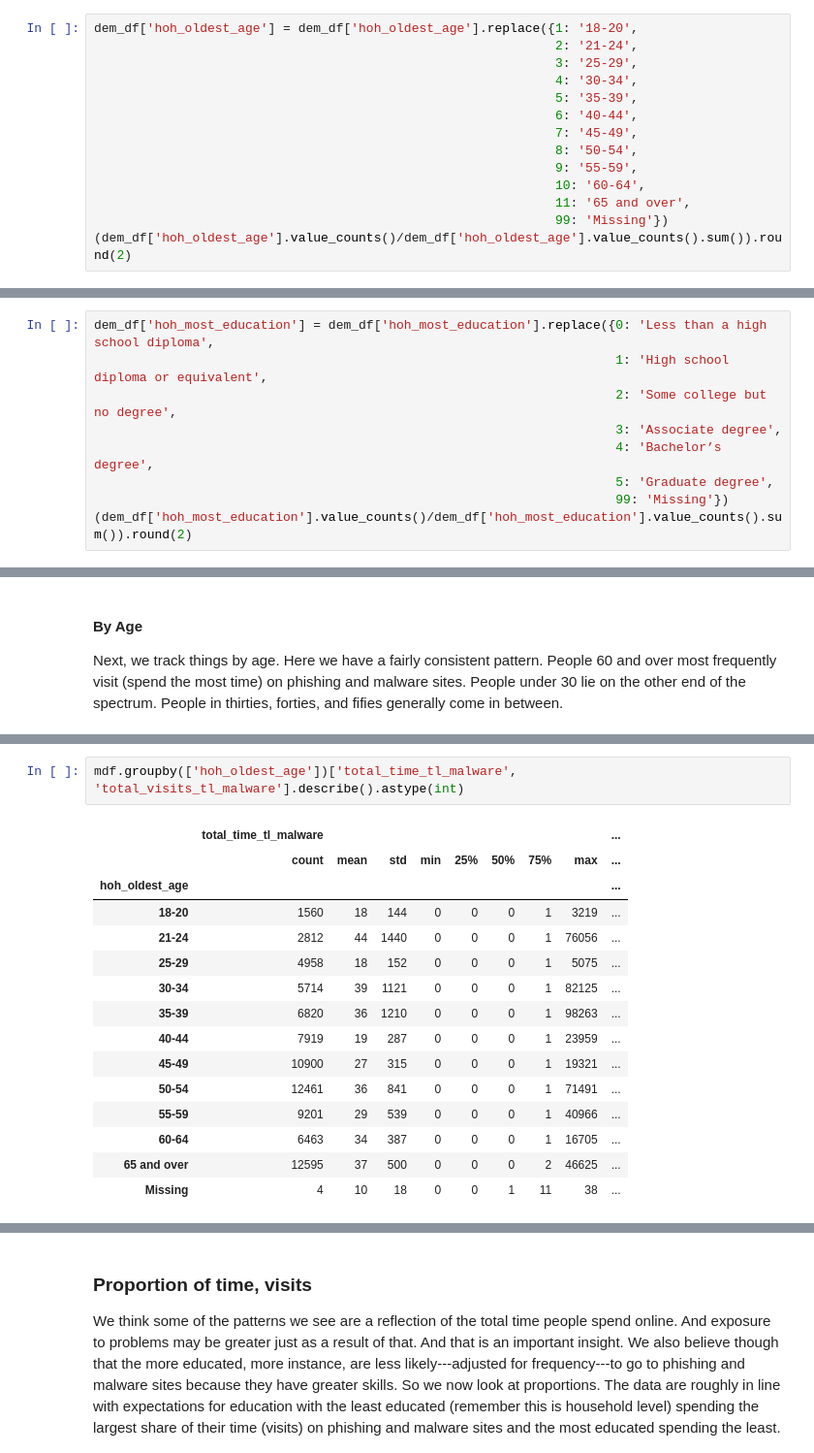
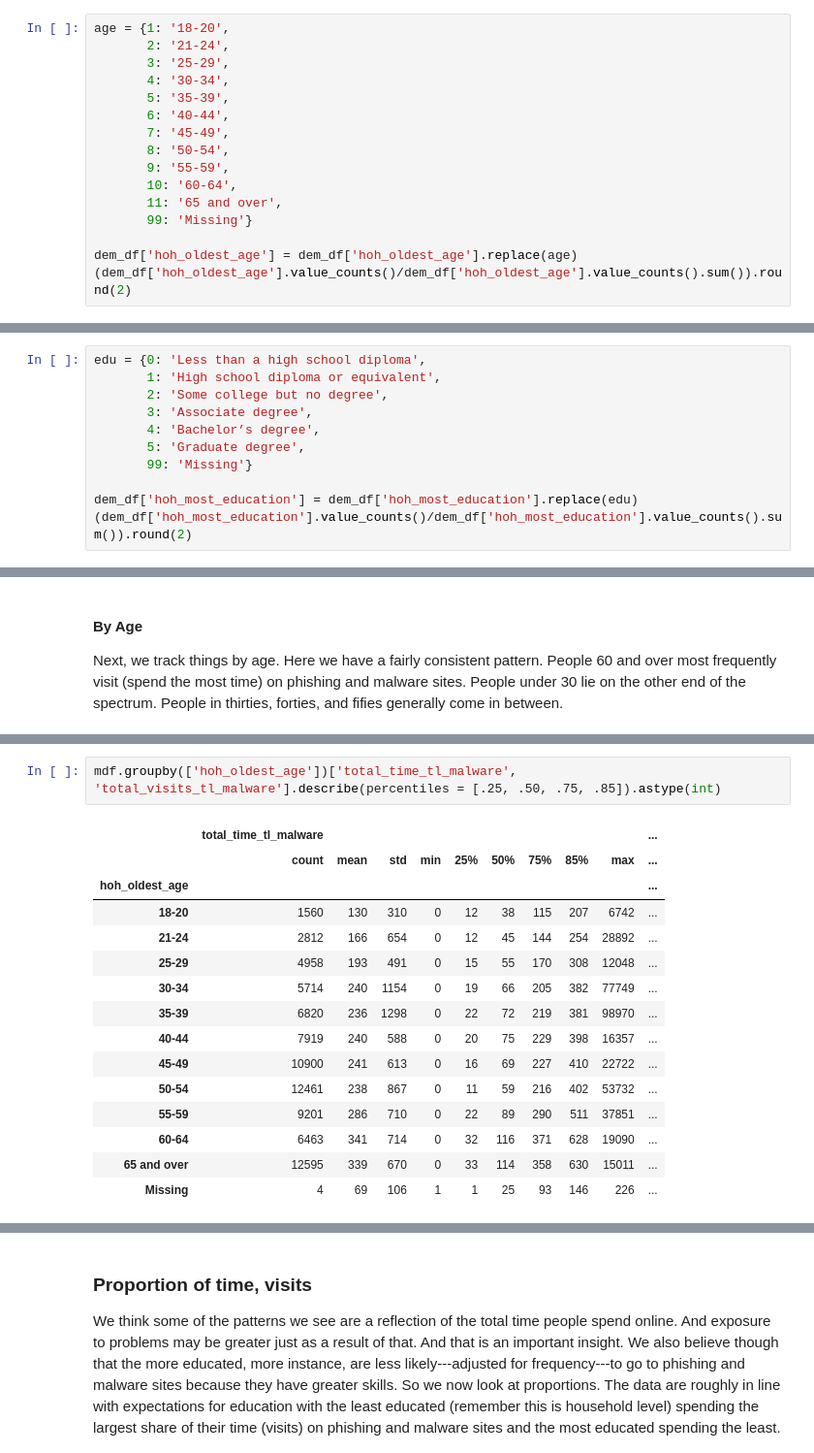
Before and after one commit to themains/domain_knowledge, a Jupyter notebook: scripts/bad_domains.ipynb, the cells around one changed output, grey strips where cells are left out. Shown at 97% size. Saved outputs shown, nothing was run; the diff lists cells and outputs as text.

```diff
--- a/scripts/bad_domains.ipynb
+++ b/scripts/bad_domains.ipynb
@@ -167,18 +174,20 @@ Non-Hispanic    0.88
 Hispanic        0.12
 Name: country_of_origin, dtype: float64
 # %%
-dem_df['hoh_oldest_age'] = dem_df['hoh_oldest_age'].replace({1: '18-20',
-                                                             2: '21-24',
-                                                             3: '25-29',
-                                                             4: '30-34',
-                                                             5: '35-39',
-                                                             6: '40-44',
-                                                             7: '45-49',
-                                                             8: '50-54',
-                                                             9: '55-59',
-                                                             10: '60-64',
-                                                             11: '65 and over',
-                                                             99: 'Missing'})
+age = {1: '18-20',
+       2: '21-24',
+       3: '25-29',
+       4: '30-34',
+       5: '35-39',
+       6: '40-44',
+       7: '45-49',
+       8: '50-54',
+       9: '55-59',
+       10: '60-64',
+       11: '65 and over',
+       99: 'Missing'}
+
+dem_df['hoh_oldest_age'] = dem_df['hoh_oldest_age'].replace(age)
 (dem_df['hoh_oldest_age'].value_counts()/dem_df['hoh_oldest_age'].value_counts().sum()).round(2)
 # %% [output]
 65 and over    0.15
@@ -195,13 +204,15 @@ dem_df['hoh_oldest_age'] = dem_df['hoh_oldest_age'].replace({1: '18-20',
 Missing        0.00
 Name: hoh_oldest_age, dtype: float64
 # %%
-dem_df['hoh_most_education'] = dem_df['hoh_most_education'].replace({0: 'Less than a high school diploma',
-                                                                     1: 'High school diploma or equivalent',
-                                                                     2: 'Some college but no degree',
-                                                                     3: 'Associate degree',
-                                                                     4: 'Bachelor’s degree',
-                                                                     5: 'Graduate degree',
-                                                                     99: 'Missing'})
+edu = {0: 'Less than a high school diploma',
+       1: 'High school diploma or equivalent',
+       2: 'Some college but no degree',
+       3: 'Associate degree',
+       4: 'Bachelor’s degree',
+       5: 'Graduate degree',
+       99: 'Missing'}
+
+dem_df['hoh_most_education'] = dem_df['hoh_most_education'].replace(edu)
 (dem_df['hoh_most_education'].value_counts()/dem_df['hoh_most_education'].value_counts().sum()).round(2)
 # %% [output]
 Missing                              0.36
@@ -368,18 +553,18 @@ mdf.groupby(['hoh_oldest_age'])['total_time_malware', 'total_visits_malware'].de
 # %%
-mdf.groupby(['hoh_oldest_age'])['total_time_tl_malware', 'total_visits_tl_malware'].describe().astype(int)
+mdf.groupby(['hoh_oldest_age'])['total_time_tl_malware', 'total_visits_tl_malware'].describe(percentiles = [.25, .50, .75, .85]).astype(int)
 # %% [output]
-|  | total_time_tl_malware |  |  |  |  |  |  |  | ... |
-|  | count | mean | std | min | 25% | 50% | 75% | max | ... |
-| hoh_oldest_age |  |  |  |  |  |  |  |  | ... |
-| 18-20 | 1560 | 18 | 144 | 0 | 0 | 0 | 1 | 3219 | ... |
-| 21-24 | 2812 | 44 | 1440 | 0 | 0 | 0 | 1 | 76056 | ... |
-| 25-29 | 4958 | 18 | 152 | 0 | 0 | 0 | 1 | 5075 | ... |
-| 30-34 | 5714 | 39 | 1121 | 0 | 0 | 0 | 1 | 82125 | ... |
-| 35-39 | 6820 | 36 | 1210 | 0 | 0 | 0 | 1 | 98263 | ... |
-| 40-44 | 7919 | 19 | 287 | 0 | 0 | 0 | 1 | 23959 | ... |
-| 45-49 | 10900 | 27 | 315 | 0 | 0 | 0 | 1 | 19321 | ... |
-| 50-54 | 12461 | 36 | 841 | 0 | 0 | 0 | 1 | 71491 | ... |
-| 55-59 | 9201 | 29 | 539 | 0 | 0 | 0 | 1 | 40966 | ... |
-| 60-64 | 6463 | 34 | 387 | 0 | 0 | 0 | 1 | 16705 | ... |
-| 65 and over | 12595 | 37 | 500 | 0 | 0 | 0 | 2 | 46625 | ... |
-| Missing | 4 | 10 | 18 | 0 | 0 | 1 | 11 | 38 | ... |
+|  | total_time_tl_malware |  |  |  |  |  |  |  |  | ... |
+|  | count | mean | std | min | 25% | 50% | 75% | 85% | max | ... |
+| hoh_oldest_age |  |  |  |  |  |  |  |  |  | ... |
+| 18-20 | 1560 | 130 | 310 | 0 | 12 | 38 | 115 | 207 | 6742 | ... |
+| 21-24 | 2812 | 166 | 654 | 0 | 12 | 45 | 144 | 254 | 28892 | ... |
+| 25-29 | 4958 | 193 | 491 | 0 | 15 | 55 | 170 | 308 | 12048 | ... |
+| 30-34 | 5714 | 240 | 1154 | 0 | 19 | 66 | 205 | 382 | 77749 | ... |
+| 35-39 | 6820 | 236 | 1298 | 0 | 22 | 72 | 219 | 381 | 98970 | ... |
+| 40-44 | 7919 | 240 | 588 | 0 | 20 | 75 | 229 | 398 | 16357 | ... |
+| 45-49 | 10900 | 241 | 613 | 0 | 16 | 69 | 227 | 410 | 22722 | ... |
+| 50-54 | 12461 | 238 | 867 | 0 | 11 | 59 | 216 | 402 | 53732 | ... |
+| 55-59 | 9201 | 286 | 710 | 0 | 22 | 89 | 290 | 511 | 37851 | ... |
+| 60-64 | 6463 | 341 | 714 | 0 | 32 | 116 | 371 | 628 | 19090 | ... |
+| 65 and over | 12595 | 339 | 670 | 0 | 33 | 114 | 358 | 630 | 15011 | ... |
+| Missing | 4 | 69 | 106 | 1 | 1 | 25 | 93 | 146 | 226 | ... |
```
Also changed, not shown: parts of 50 cells of this notebook, 1 other file.
